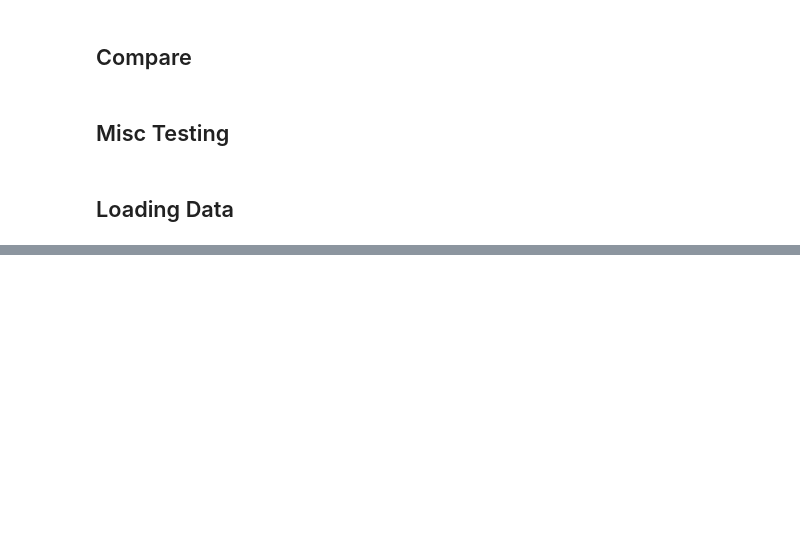
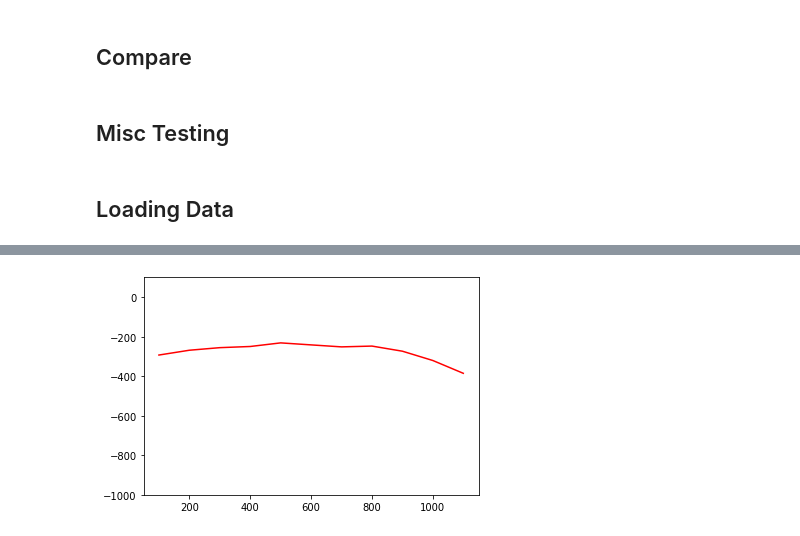
Before and after one commit to strath-ace/smart-ml, a Jupyter notebook: lander-RL/running_lander_nb.ipynb, the cells around one changed output, grey strips where cells are left out. Cells and saved outputs as stored; diff of their text form; code cells hidden in the pictures; blank space fills up the shorter version.

```diff
--- a/lander-RL/running_lander_nb.ipynb
+++ b/lander-RL/running_lander_nb.ipynb
@@ -107,7 +109,7 @@ ps_ep100.print_stats(20)
 # %% [markdown]
 ## Loading Data
 # %%
-fname = 'data_heur_19_2.pkl'
+fname = 'data_test_28_2.pkl'
 data = pickle.load(open(fname,'rb'))
 # %%
 print(np.mean(data['R']))
@@ -116,8 +121,10 @@ plt.show()
 # %%
 x,R_ep = data['R'].smooth()
 plt.plot(x,R_ep,'r')
-plt.ylim([-500, 100])
+plt.ylim([-1000, 100])
 plt.show()
+# %% [output]
+[figure, added]
 # %%
 env = Environment("gym_MarsLander:MarsLander-v0")
 agent = QAgent(env,net_type='MLPQNet',hidden_layers=[80, 40],memory_size=50000,minibatch_size=20,alpha=0.005,clip_norm=1.0,eps0=0.0, n_eps=1000)
```
Also changed, not shown: parts of 4 cells of this notebook, 1 other file.
